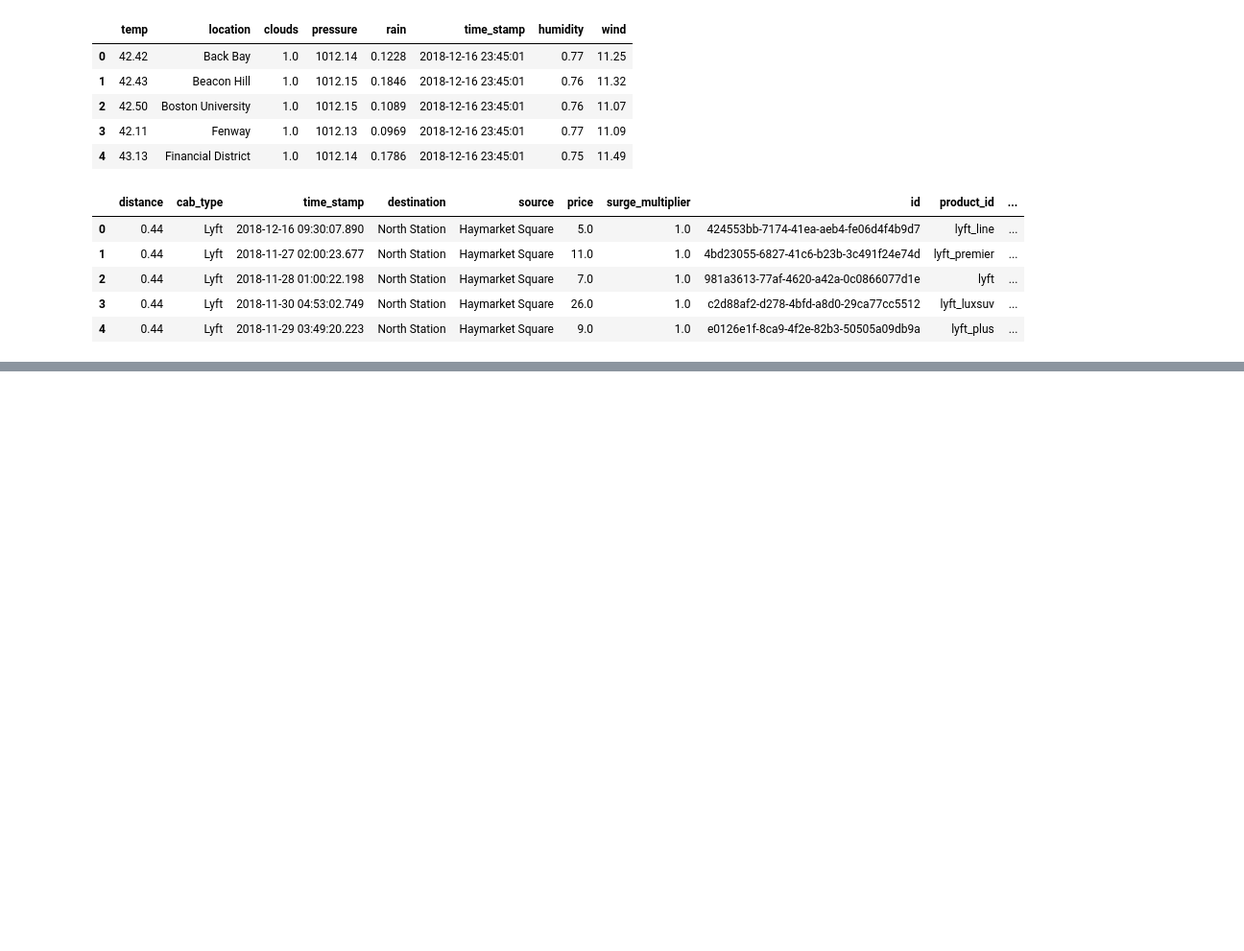
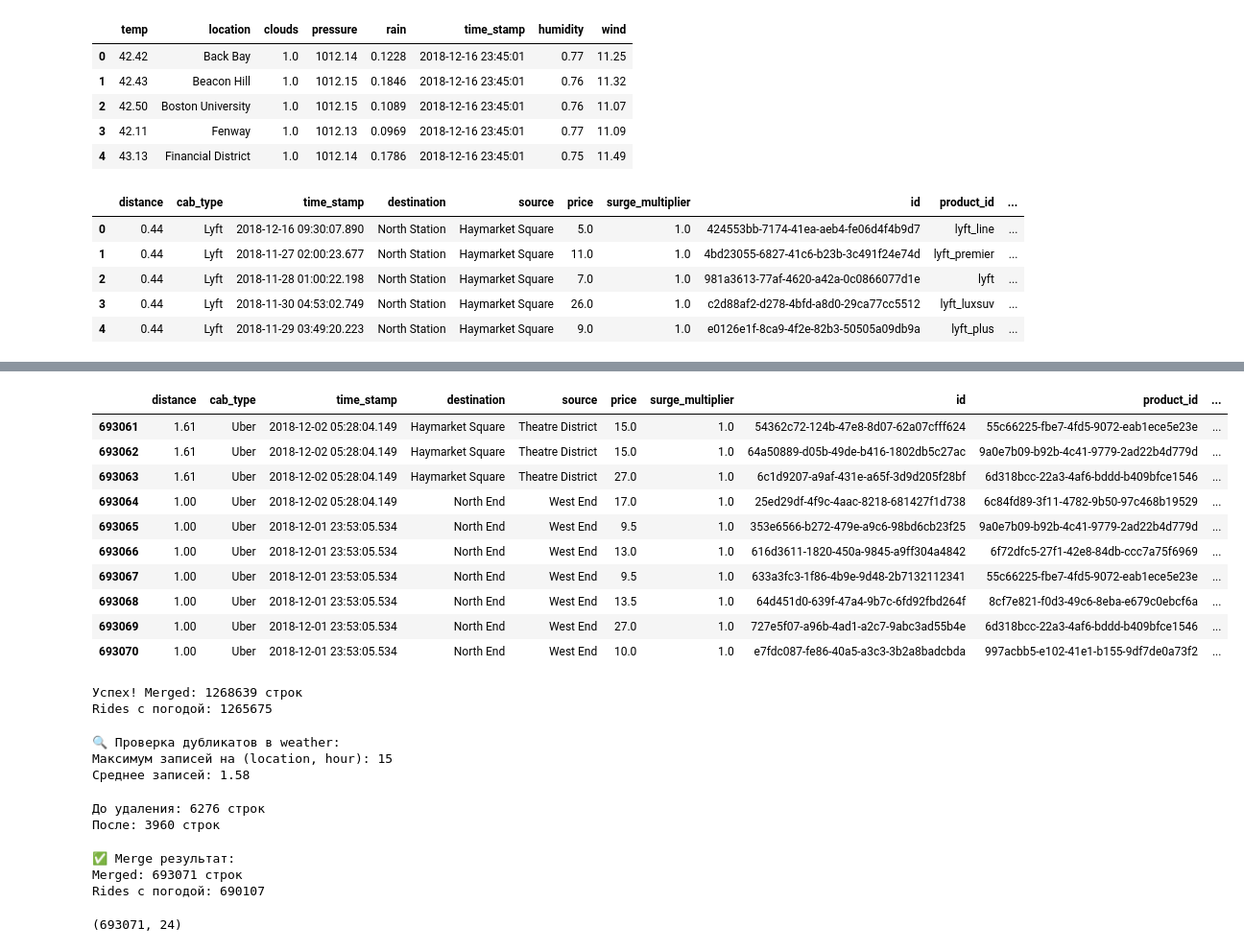
Before and after one commit to Prospis/My-way-to-DA-DS, a Jupyter notebook: Week_3_Project/uber_lyft_analysis.ipynb, the cells around one changed output, grey strips where cells are left out. Shown at 96% size. Saved outputs shown, nothing was run; the diff lists cells and outputs as text; code cells hidden in the pictures; blank space fills up the shorter version.

```diff
--- a/Week_3_Project/uber_lyft_analysis.ipynb
+++ b/Week_3_Project/uber_lyft_analysis.ipynb
@@ -197,4 +197,3 @@ rides['month'] = rides['time_stamp'].dt.month
 rides['month_name'] = rides['time_stamp'].dt.month_name()
 rides['day'] = rides['time_stamp'].dt.day
 rides['day_name'] = rides['time_stamp'].dt.day_name()
-rides['hour'] = rides['time_stamp'].dt.hour
@@ -208,2 +200,3 @@ rides['hour'] = rides['time_stamp'].dt.hour
 # %%
 rides['price'] = rides['price'].fillna(rides.groupby('name')['price'].transform('median'))
+rides['price'] = rides['price'].fillna(rides['price'].median())
@@ -219,0 +219,67 @@ weather['rain'] = weather['rain'].fillna(weather['rain'].median())
+# %%
+rides.tail(10)
+# %% [output]
+|  | distance | cab_type | time_stamp | destination | source | price | surge_multiplier | id | product_id | ... |
+| 693061 | 1.61 | Uber | 2018-12-02 05:28:04.149 | Haymarket Square | Theatre District | 15.0 | 1.0 | 54362c72-124b-47e8-8d07-62a07cfff624 | 55c66225-fbe7-4fd5-9072-eab1ece5e23e | ... |
+| 693062 | 1.61 | Uber | 2018-12-02 05:28:04.149 | Haymarket Square | Theatre District | 15.0 | 1.0 | 64a50889-d05b-49de-b416-1802db5c27ac | 9a0e7b09-b92b-4c41-9779-2ad22b4d779d | ... |
+| 693063 | 1.61 | Uber | 2018-12-02 05:28:04.149 | Haymarket Square | Theatre District | 27.0 | 1.0 | 6c1d9207-a9af-431e-a65f-3d9d205f28bf | 6d318bcc-22a3-4af6-bddd-b409bfce1546 | ... |
+| 693064 | 1.00 | Uber | 2018-12-02 05:28:04.149 | North End | West End | 17.0 | 1.0 | 25ed29df-4f9c-4aac-8218-681427f1d738 | 6c84fd89-3f11-4782-9b50-97c468b19529 | ... |
+| 693065 | 1.00 | Uber | 2018-12-01 23:53:05.534 | North End | West End | 9.5 | 1.0 | 353e6566-b272-479e-a9c6-98bd6cb23f25 | 9a0e7b09-b92b-4c41-9779-2ad22b4d779d | ... |
+| 693066 | 1.00 | Uber | 2018-12-01 23:53:05.534 | North End | West End | 13.0 | 1.0 | 616d3611-1820-450a-9845-a9ff304a4842 | 6f72dfc5-27f1-42e8-84db-ccc7a75f6969 | ... |
+| 693067 | 1.00 | Uber | 2018-12-01 23:53:05.534 | North End | West End | 9.5 | 1.0 | 633a3fc3-1f86-4b9e-9d48-2b7132112341 | 55c66225-fbe7-4fd5-9072-eab1ece5e23e | ... |
+| 693068 | 1.00 | Uber | 2018-12-01 23:53:05.534 | North End | West End | 13.5 | 1.0 | 64d451d0-639f-47a4-9b7c-6fd92fbd264f | 8cf7e821-f0d3-49c6-8eba-e679c0ebcf6a | ... |
+| 693069 | 1.00 | Uber | 2018-12-01 23:53:05.534 | North End | West End | 27.0 | 1.0 | 727e5f07-a96b-4ad1-a2c7-9abc3ad55b4e | 6d318bcc-22a3-4af6-bddd-b409bfce1546 | ... |
+| 693070 | 1.00 | Uber | 2018-12-01 23:53:05.534 | North End | West End | 10.0 | 1.0 | e7fdc087-fe86-40a5-a3c3-3b2a8badcbda | 997acbb5-e102-41e1-b155-9df7de0a73f2 | ... |
+# %%
+rides['hour'] = rides['time_stamp'].dt.floor('h')
+weather['hour'] = weather['time_stamp'].dt.floor('h')
+
+merged = rides.merge(
+    weather,
+    left_on=['source', 'hour'],
+    right_on=['location', 'hour'],
+    how='left'
+)
+
+print(f'Успех! Merged: {len(merged)} строк')
+print(f'Rides с погодой: {merged['temp'].notna().sum()}')
+# %% [output]
+Успех! Merged: 1268639 строк
+Rides с погодой: 1265675
+# %%
+print("🔍 Проверка дубликатов в weather:")
+duplicates = weather.groupby(['location', 'hour']).size()
+
+print(f"Максимум записей на (location, hour): {duplicates.max()}")
+print(f"Среднее записей: {duplicates.mean():.2f}")
+# %% [output]
+🔍 Проверка дубликатов в weather:
+Максимум записей на (location, hour): 15
+Среднее записей: 1.58
+# %%
+weather_clean = weather.drop_duplicates(subset=['location', 'hour'], keep='first')
+
+print(f"\nДо удаления: {len(weather)} строк")
+print(f"После: {len(weather_clean)} строк")
+# %% [output]
+До удаления: 6276 строк
+После: 3960 строк
+# %%
+merged = rides.merge(
+    weather_clean,
+    left_on=['source', 'hour'],
+    right_on=['location', 'hour'],
+    how='left'
+)
+
+print(f"\n✅ Merge результат:")
+print(f"Merged: {len(merged)} строк")
+print(f"Rides с погодой: {merged['temp'].notna().sum()}")
+# %% [output]
+✅ Merge результат:
+Merged: 693071 строк
+Rides с погодой: 690107
+# %%
+merged.shape
+# %% [output]
+(693071, 24)
```
Also changed, not shown: parts of 8 cells of this notebook, 2 other files.
